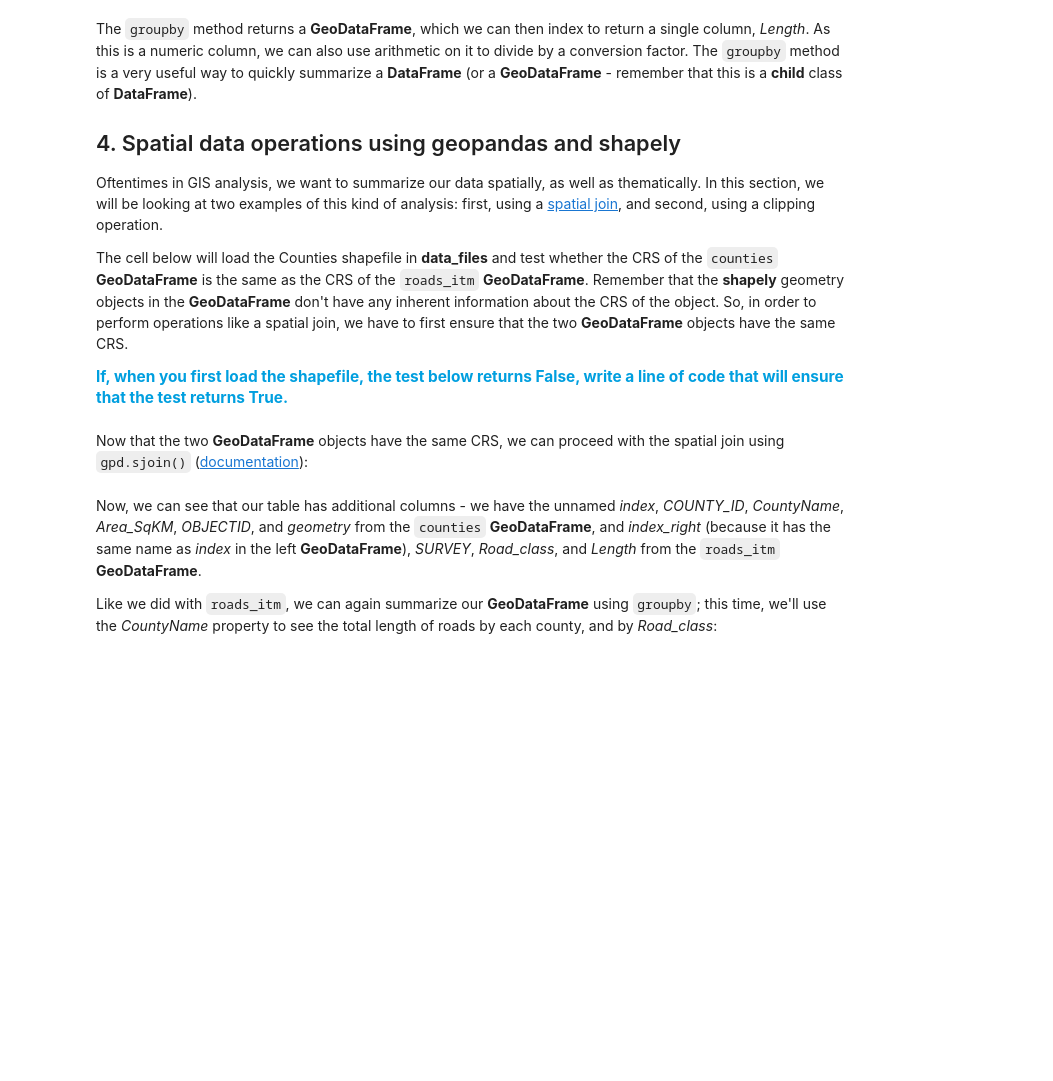
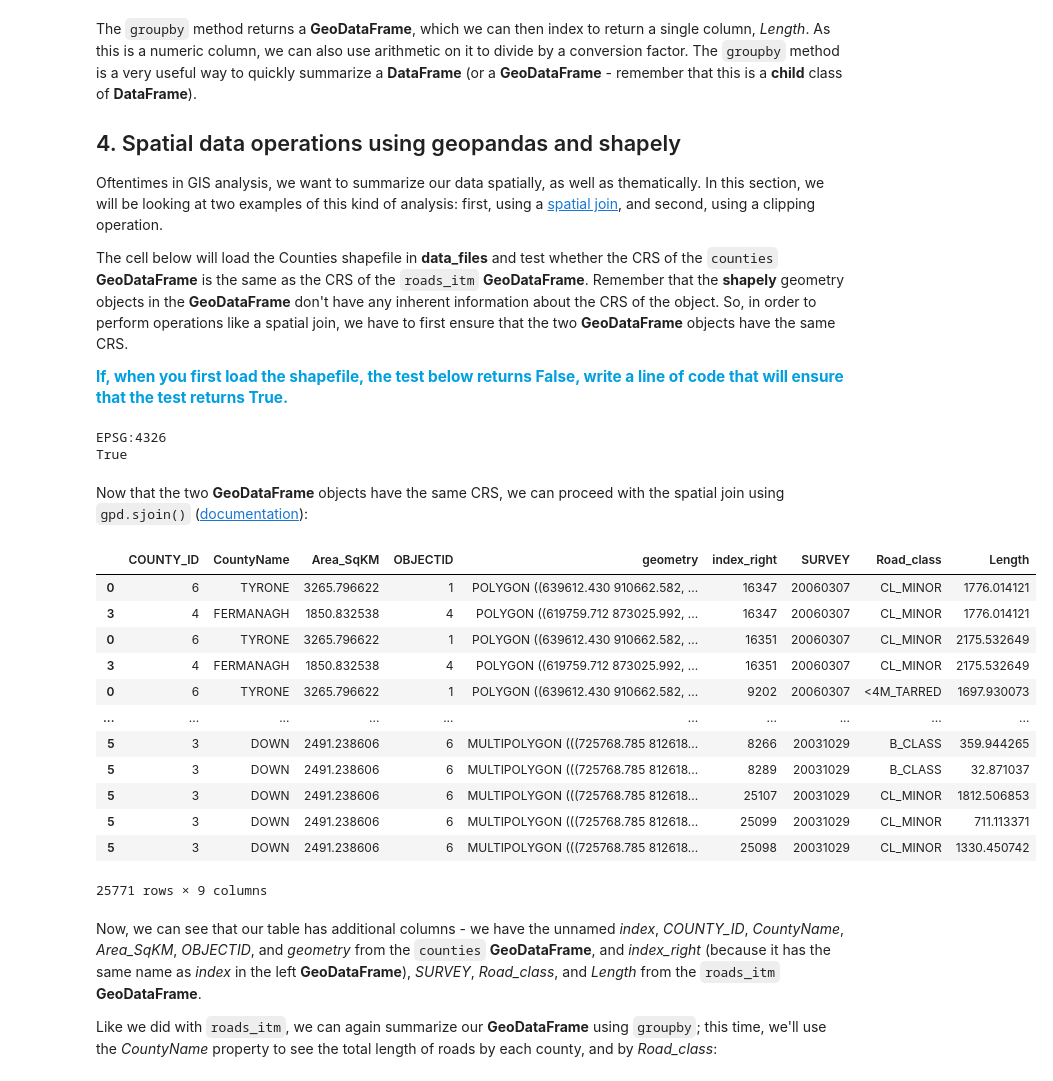
Before and after one commit to iamdonovan/egm722, a Jupyter notebook: Week3/Practical3.ipynb, the cells around one changed output. Drawn from its saved outputs; the diff is of its cells as text; code cells hidden in the pictures; blank space fills up the shorter version.

```diff
--- a/Week3/Practical3.ipynb
+++ b/Week3/Practical3.ipynb
@@ -298,6 +362,5 @@ Rather than trying to find the correct JSON or PROJ representation of this CRS,
 
 <span style="color:#009fdf;font-size:1.1em;font-weight:bold">Using the search function on the [EPSG registry](https://epsg.org/search/by-name), or using an internet search, look up the EPSG code for the Irish Transverse Mercator CRS and enter it in the method call below:</span>
 # %%
-roads_itm = roads.to_crs(epsg=XX) # replace XX with the correct EPSG code for Irish Transverse Mercator
-
+roads_itm = roads.to_crs(epsg=2157)
 print(roads_itm.head())
@@ -370,13 +482,34 @@ The cell below will load the Counties shapefile in __data_files__ and test wheth
 <span style="color:#009fdf;font-size:1.1em;font-weight:bold">If, when you first load the shapefile, the test below returns False, write a line of code that will ensure that the test returns True.</span>
 # %%
 counties = gpd.read_file('data_files/Counties.shp') # load the Counties shapefile
-# your line of code might go here.
-print(counties.crs == roads_itm.crs) # test if the crs is the same for roads_itm and counties.
+
+counties_itm = counties.to_crs(epsg=2157)
+
+print(counties.crs)  # test if counties itself changed
+
+print(counties_itm.crs == roads_itm.crs) # test if the crs is the same for roads_itm and counties.
+# %% [output]
+EPSG:4326
+True
 # %% [markdown]
 Now that the two __GeoDataFrame__ objects have the same CRS, we can proceed with the spatial join using `gpd.sjoin()` ([documentation](https://geopandas.org/en/stable/docs/reference/api/geopandas.sjoin.html)):
 # %%
-join = gpd.sjoin(counties, roads_itm, how='inner', lsuffix='left', rsuffix='right') # perform the spatial join
+join = gpd.sjoin(counties_itm, roads_itm, how='inner', lsuffix='left', rsuffix='right') # perform the spatial join
 join # show the joined table
+# %% [output]
+|  | COUNTY_ID | CountyName | Area_SqKM | OBJECTID | geometry | index_right | SURVEY | Road_class | Length |
+| 0 | 6 | TYRONE | 3265.796622 | 1 | POLYGON ((639612.430 910662.582, ... | 16347 | 20060307 | CL_MINOR | 1776.014121 |
+| 3 | 4 | FERMANAGH | 1850.832538 | 4 | POLYGON ((619759.712 873025.992, ... | 16347 | 20060307 | CL_MINOR | 1776.014121 |
+| 0 | 6 | TYRONE | 3265.796622 | 1 | POLYGON ((639612.430 910662.582, ... | 16351 | 20060307 | CL_MINOR | 2175.532649 |
+| 3 | 4 | FERMANAGH | 1850.832538 | 4 | POLYGON ((619759.712 873025.992, ... | 16351 | 20060307 | CL_MINOR | 2175.532649 |
+| 0 | 6 | TYRONE | 3265.796622 | 1 | POLYGON ((639612.430 910662.582, ... | 9202 | 20060307 | <4M_TARRED | 1697.930073 |
+| ... | ... | ... | ... | ... | ... | ... | ... | ... | ... |
+| 5 | 3 | DOWN | 2491.238606 | 6 | MULTIPOLYGON (((725768.785 812618... | 8266 | 20031029 | B_CLASS | 359.944265 |
+| 5 | 3 | DOWN | 2491.238606 | 6 | MULTIPOLYGON (((725768.785 812618... | 8289 | 20031029 | B_CLASS | 32.871037 |
+| 5 | 3 | DOWN | 2491.238606 | 6 | MULTIPOLYGON (((725768.785 812618... | 25107 | 20031029 | CL_MINOR | 1812.506853 |
+| 5 | 3 | DOWN | 2491.238606 | 6 | MULTIPOLYGON (((725768.785 812618... | 25099 | 20031029 | CL_MINOR | 711.113371 |
+| 5 | 3 | DOWN | 2491.238606 | 6 | MULTIPOLYGON (((725768.785 812618... | 25098 | 20031029 | CL_MINOR | 1330.450742 |
+25771 rows × 9 columns
 # %% [markdown]
 Now, we can see that our table has additional columns - we have the unnamed _index_, _COUNTY_ID_, _CountyName_, _Area_SqKM_, _OBJECTID_, and _geometry_ from the `counties` __GeoDataFrame__, and _index_right_ (because it has the same name as _index_ in the left __GeoDataFrame__), _SURVEY_, _Road_class_, and _Length_ from the `roads_itm` __GeoDataFrame__.
 
```
Also changed, not shown: parts of 28 cells of this notebook, 1 other file.
